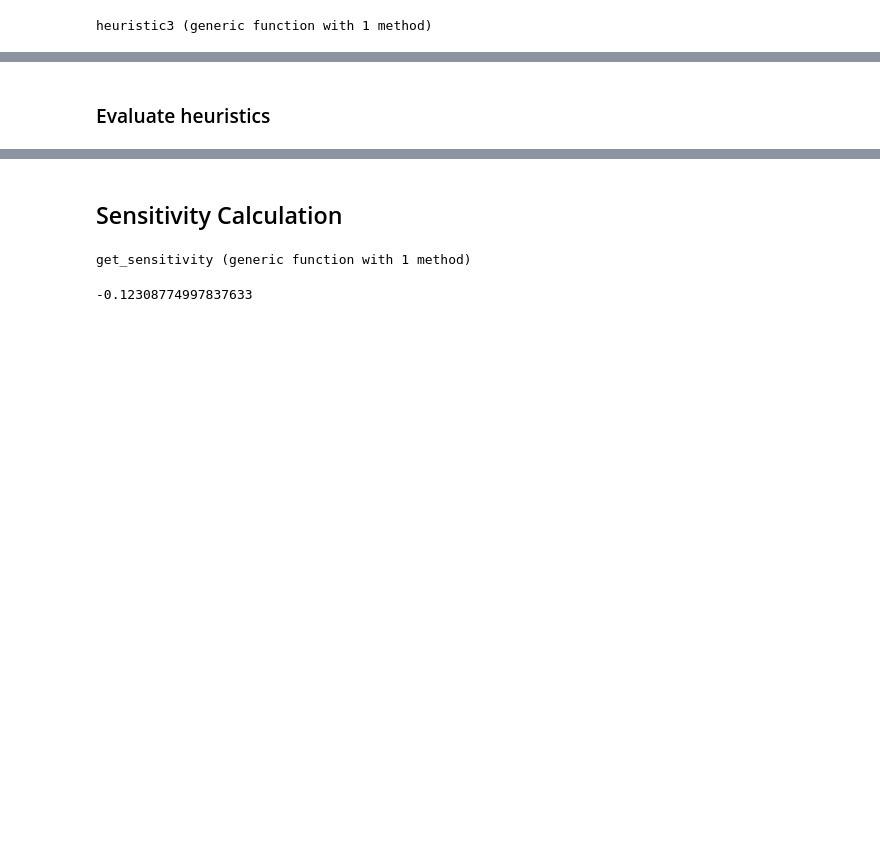
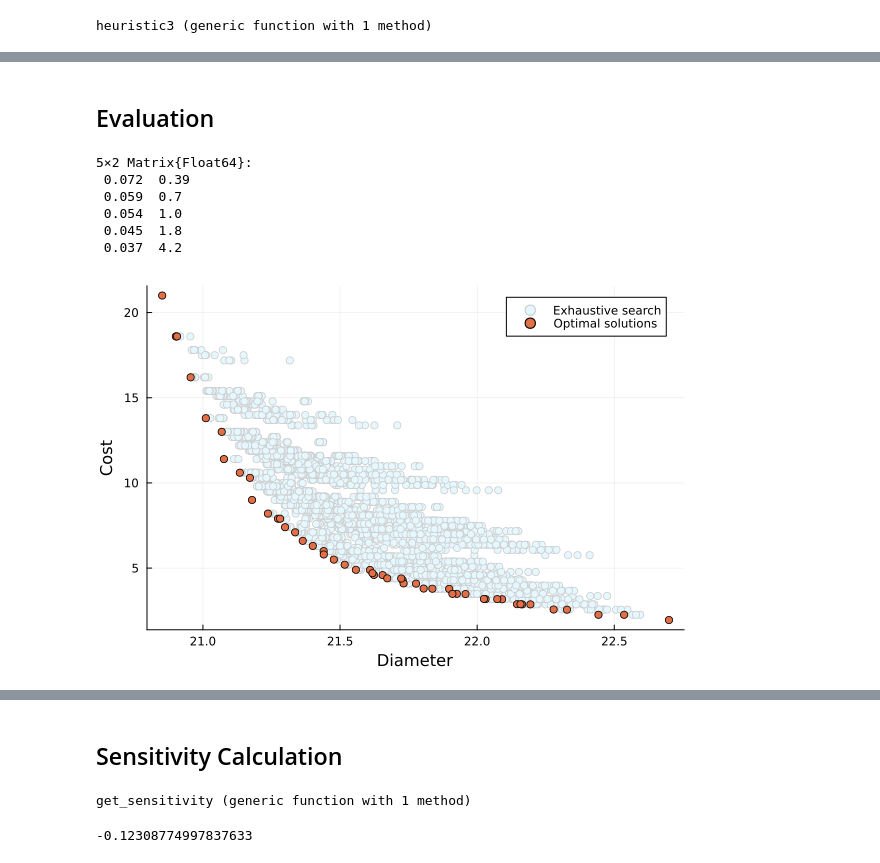
Before and after one commit to shengjiex98-papers/icaa-24-neural-architecture-sizing, a Jupyter notebook: src/heuristics.ipynb, the cells around one changed output, grey strips where cells are left out. Drawn from its saved outputs; the diff is of its cells as text; code cells hidden in the pictures; blank space fills up the shorter version.

```diff
--- a/src/heuristics.ipynb
+++ b/src/heuristics.ipynb
@@ -212,3 +139,66 @@ Solving MIP model with:
-# %% [markdown]
-### Evaluate heuristics
+# %% [markdown]
+## Evaluation
+# %%
+using JLD2
+using FileIO
+using Plots
+
+round2g(x) = round(x, sigdigits=2)
+
+# Read the costs and diameters of experiment data
+points = load("../data/exhaustive_points.jld2", "points")[:,2:end]
+
+optimal = let
+	optimal = [(0, 0, 0, 0, 0); Inf; Inf]
+	for p in eachcol(points)
+		add = true
+		for q in eachcol(points)
+			if p[2] > q[2] && p[3] >= q[3]
+				add = false
+			end
+		end
+		if add
+			optimal = hcat(optimal, reshape(collect(p), 3, 1))
+		end
+	end
+	optimal
+end
+
+diameters = zeros(5, 5, 5, 5, 5)
+costs = zeros(5, 5, 5, 5, 5)
+
+for i in axes(points, 2)
+    coord = points[1, i]
+    diameters[coord...] = points[2, i]
+    costs[coord...] = points[3, i]
+end
+
+efficient_net_surfaces = (
+    B0 = (acc1 = 77.1, acc5 = 93.3, para = 5.3, flop = 0.39),
+    B1 = (acc1 = 79.1, acc5 = 94.4, para = 7.8, flop = 0.70),
+    B2 = (acc1 = 80.1, acc5 = 94.9, para = 9.2, flop = 1.0),
+    B3 = (acc1 = 81.6, acc5 = 95.7, para = 12, flop = 1.8),
+    B4 = (acc1 = 82.9, acc5 = 96.4, para = 19, flop = 4.2),
+    B5 = (acc1 = 83.6, acc5 = 96.7, para = 30, flop = 9.9),
+    B6 = (acc1 = 84.0, acc5 = 96.8, para = 43, flop = 19),
+    B7 = (acc1 = 84.3, acc5 = 97.0, para = 66, flop = 37),
+)
+
+efficient_net_map_full = vcat(([100/b.acc1 - 1;; 100/b.acc5 - 1;; b.flop] for b in efficient_net_surfaces)...)
+efficient_net_map = efficient_net_map_full[1:5,2:3]
+
+# @info diameters[:] == points[2,:] && costs[:] == points[3,:] # True
+display(round2g.(efficient_net_map))
+plt = scatter(diameters[:], costs[:], xlabel="Diameter", ylabel="Cost", label="Exhaustive search", color=RGB(0.90,0.97,1), markerstrokecolor=RGB(0.8,0.8,0.8))
+scatter!(plt, optimal[2,:], optimal[3,:], label="Optimal solutions")
+savefig(plt, "../images/exhaustive_search.pdf")
+plt
+# %% [output]
+5×2 Matrix{Float64}:
+ 0.072  0.39
+ 0.059  0.7
+ 0.054  1.0
+ 0.045  1.8
+ 0.037  4.2
+[figure, added]
 # %%
```
Also changed, not shown: parts of 16 cells of this notebook, 11 other files.
